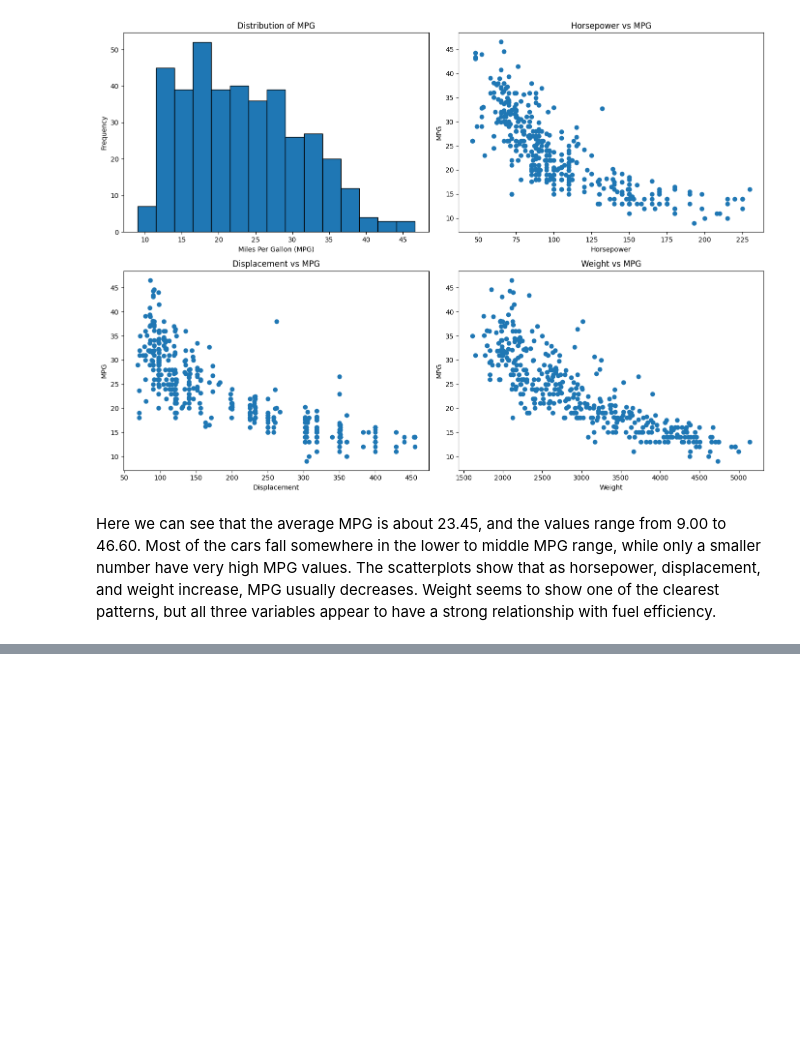
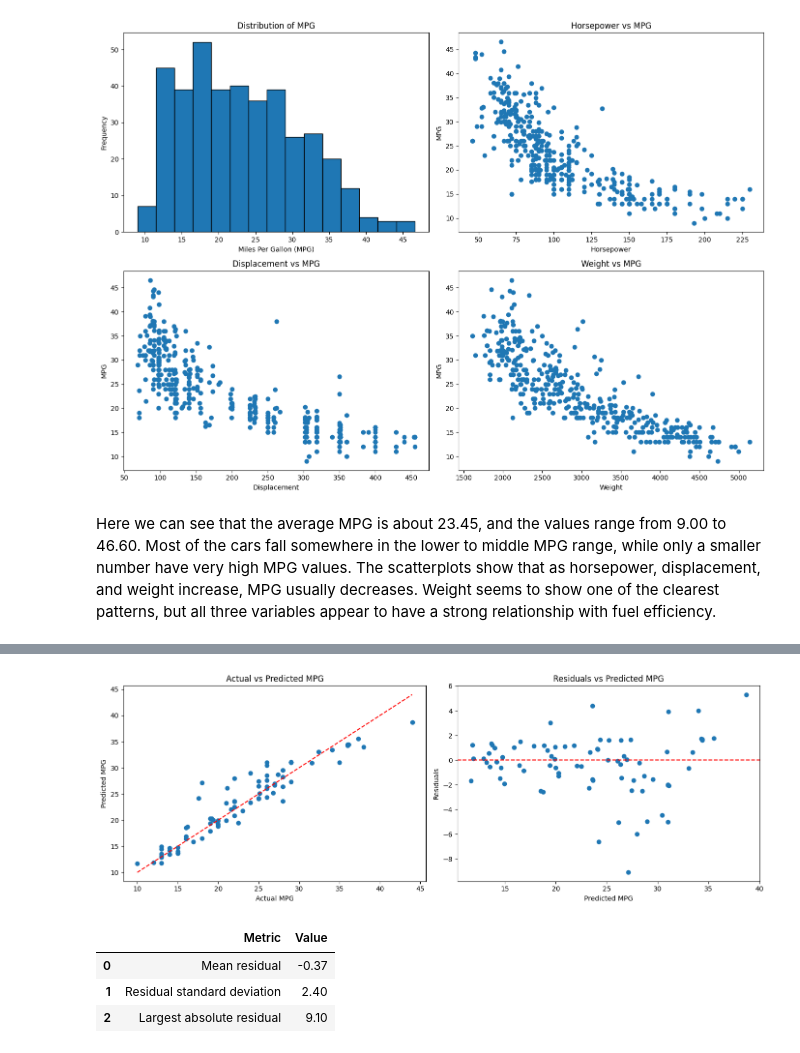
Before and after one commit to tejasvika-m/AAI_500-501, a Jupyter notebook: notebooks/Auto_MPG_Final_Project.ipynb, the cells around one changed output, grey strips where cells are left out. Drawn from its saved outputs; the diff is of its cells as text; code cells hidden in the pictures; blank space fills up the shorter version.

```diff
--- a/notebooks/Auto_MPG_Final_Project.ipynb
+++ b/notebooks/Auto_MPG_Final_Project.ipynb
@@ -339,0 +545,49 @@ Here we can see the same general pattern that appeared in the first set of plots
+# %%
+# 4) Calculate residuals for the testing data
+residuals = y_test - rf_pred
+
+
+# 5–6) Create actual vs predicted and residual plots
+fig, axes = plt.subplots(1, 2, figsize=(14, 5))
+
+axes[0].scatter(y_test, rf_pred)
+axes[0].plot(
+    [y_test.min(), y_test.max()],
+    [y_test.min(), y_test.max()],
+    "r--"
+)
+axes[0].set_xlabel("Actual MPG")
+axes[0].set_ylabel("Predicted MPG")
+axes[0].set_title("Actual vs Predicted MPG")
+
+axes[1].scatter(rf_pred, residuals)
+axes[1].axhline(0, color="red", linestyle="--")
+axes[1].set_xlabel("Predicted MPG")
+axes[1].set_ylabel("Residuals")
+axes[1].set_title("Residuals vs Predicted MPG")
+
+plt.tight_layout()
+plt.show()
+
+
+# 7–9) Calculate residual summary statistics
+residual_summary = pd.DataFrame({
+    "Metric": [
+        "Mean residual",
+        "Residual standard deviation",
+        "Largest absolute residual"
+    ],
+    "Value": [
+        residuals.mean(),
+        residuals.std(),
+        np.abs(residuals).max()
+    ]
+})
+
+display(residual_summary.round(2))
+# %% [output]
+[figure, added]
+|  | Metric | Value |
+| 0 | Mean residual | -0.37 |
+| 1 | Residual standard deviation | 2.40 |
+| 2 | Largest absolute residual | 9.10 |
```
Also changed, not shown: parts of 36 cells of this notebook.
